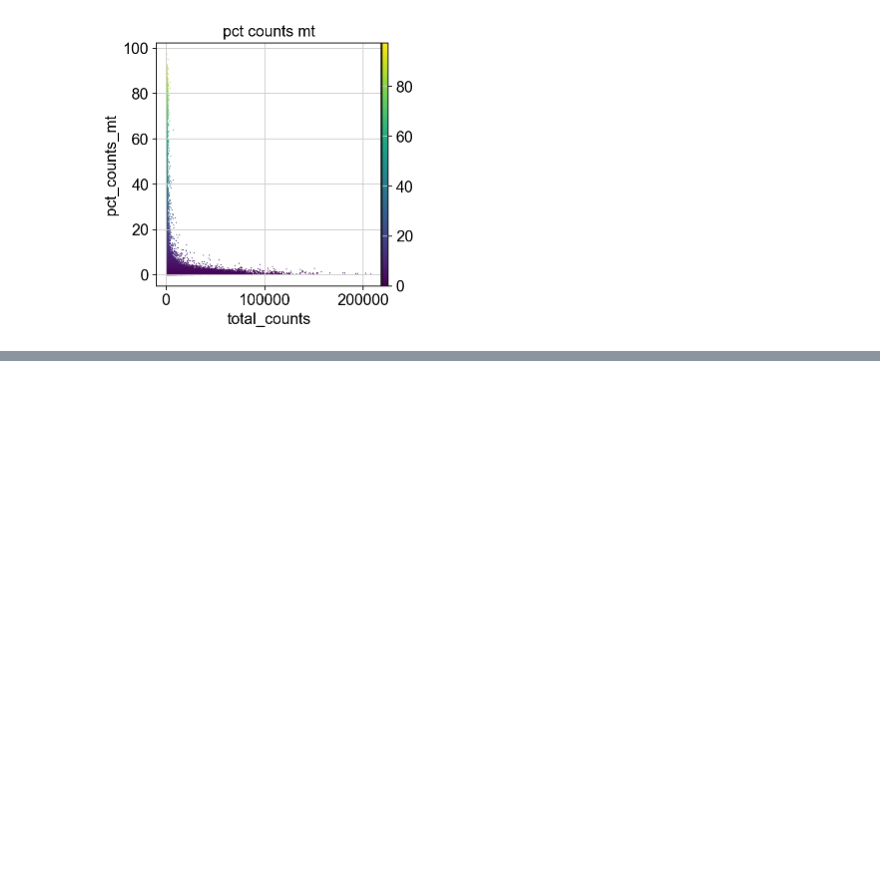
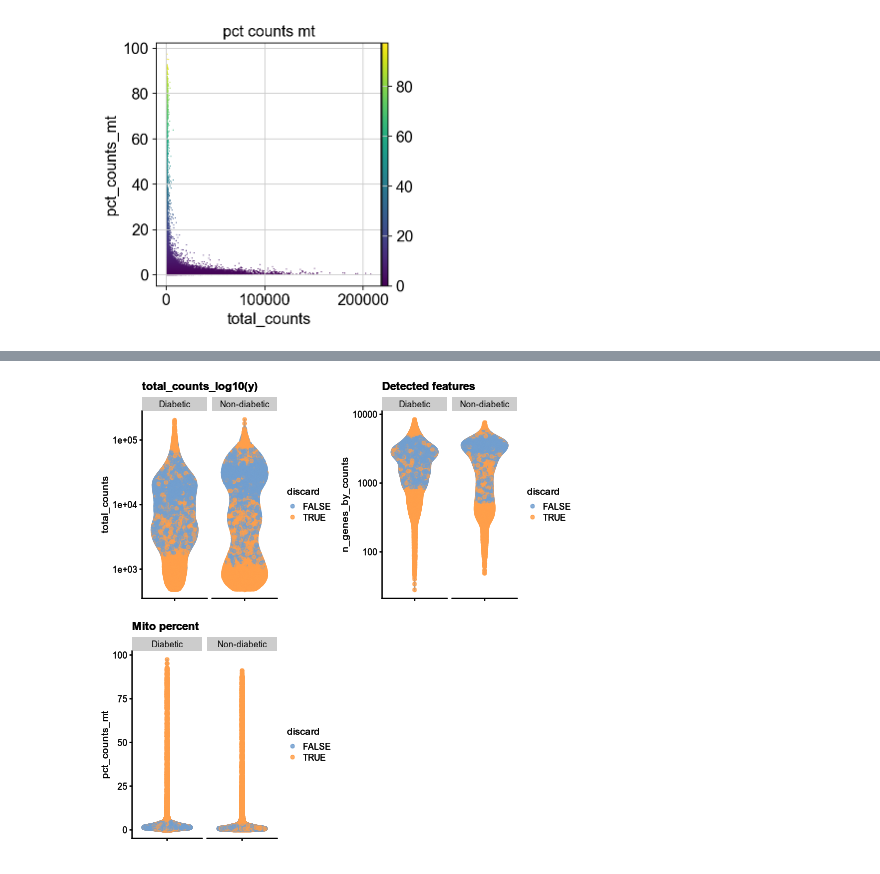
Before and after one commit to Younthing/python-single-cell-analysis, a Jupyter notebook: 01-质量控制.ipynb, the cells around one changed output, grey strips where cells are left out. Cells and saved outputs as stored; diff of their text form; code cells hidden in the pictures; blank space fills up the shorter version.

```diff
--- a/01-质量控制.ipynb
+++ b/01-质量控制.ipynb
@@ -281,0 +394,10 @@ adata.write("anndata_qc.h5ad", compression="gzip") # type: ignore
+# %%
+%%R
+## 3.11.3 读取，scanpy转sce
+library(SingleCellExperiment)
+library(zellkonverter)
+library(scater)
+
+unfiltered <- readH5AD("unfiltered.h5ad")
+counts(unfiltered)=assay(unfiltered,"X")
+unfiltered
@@ -281,0 +443,28 @@ adata.write("anndata_qc.h5ad", compression="gzip") # type: ignore
+# %%
+%%R
+## 3.11.4
+# 诊断图1 ---------------------------------------------------------------
+qc_p1 <- gridExtra::grid.arrange(
+    plotColData(unfiltered,
+        y = "total_counts", colour_by = "discard",
+        other_fields = "group"
+    ) +
+        scale_y_log10() +
+        ggtitle("total_counts_log10(y)") + facet_wrap(~group),
+    plotColData(unfiltered,
+        y = "n_genes_by_counts", colour_by = "discard",
+        other_fields = "group"
+    ) +
+        scale_y_log10() +
+        ggtitle("Detected features") + facet_wrap(~group),
+    plotColData(unfiltered,
+        y = "pct_counts_mt", colour_by = "discard",
+        other_fields = "group"
+    ) +
+        ggtitle("Mito percent") + facet_wrap(~group),
+    ncol = 2
+)
+grid::grid.draw(qc_p1)
+ggsave("./figures/01-质控-诊断图-R-1.pdf", qc_p1, width = 10, height = 5)
+# %% [output]
+[figure, added]
```
Also changed, not shown: parts of 20 cells of this notebook, 8 other files.
